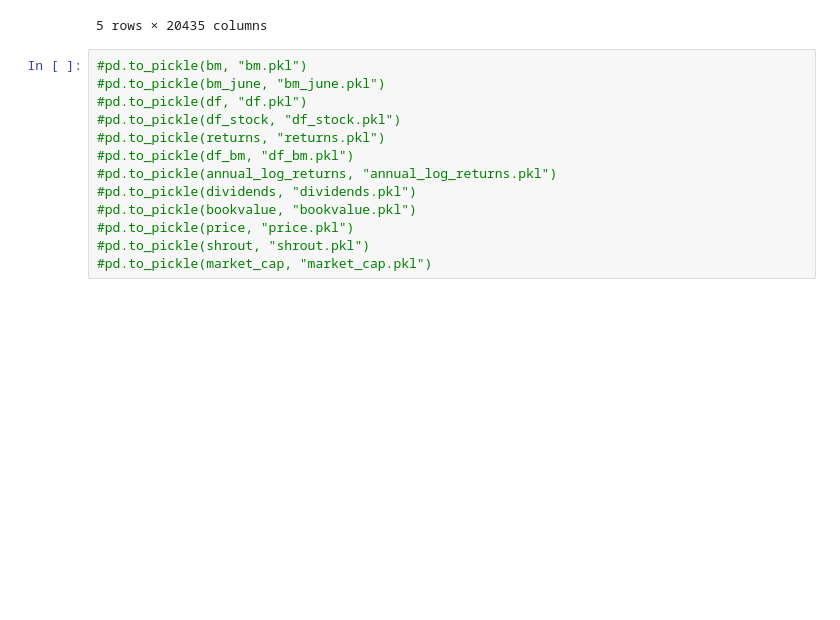
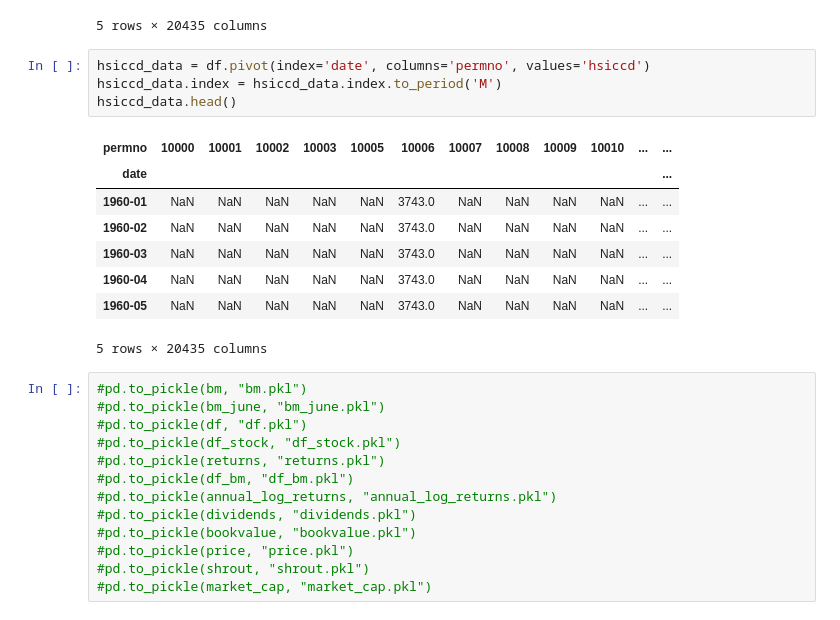
Before and after one commit to justusschenk/valueinvesting, a Jupyter notebook: Portfolio-composition.ipynb, the cells around one changed output. Saved outputs shown, nothing was run; the diff lists cells and outputs as text; blank space fills up the shorter version.

```diff
--- a/Portfolio-composition.ipynb
+++ b/Portfolio-composition.ipynb
@@ -415,6 +437,19 @@ shrout.head()
 | 1960-04 | NaN | NaN | NaN | NaN | NaN | 8508.0 | NaN | NaN | NaN | NaN | ... | ... |
 | 1960-05 | NaN | NaN | NaN | NaN | NaN | 8508.0 | NaN | NaN | NaN | NaN | ... | ... |
 5 rows × 20435 columns
+# %%
+hsiccd_data = df.pivot(index='date', columns='permno', values='hsiccd')
+hsiccd_data.index = hsiccd_data.index.to_period('M')
+hsiccd_data.head()
+# %% [output]
+| permno | 10000 | 10001 | 10002 | 10003 | 10005 | 10006 | 10007 | 10008 | 10009 | 10010 | ... | ... |
+| date |  |  |  |  |  |  |  |  |  |  |  | ... |
+| 1960-01 | NaN | NaN | NaN | NaN | NaN | 3743.0 | NaN | NaN | NaN | NaN | ... | ... |
+| 1960-02 | NaN | NaN | NaN | NaN | NaN | 3743.0 | NaN | NaN | NaN | NaN | ... | ... |
+| 1960-03 | NaN | NaN | NaN | NaN | NaN | 3743.0 | NaN | NaN | NaN | NaN | ... | ... |
+| 1960-04 | NaN | NaN | NaN | NaN | NaN | 3743.0 | NaN | NaN | NaN | NaN | ... | ... |
+| 1960-05 | NaN | NaN | NaN | NaN | NaN | 3743.0 | NaN | NaN | NaN | NaN | ... | ... |
+5 rows × 20435 columns
 # %%
 #pd.to_pickle(bm, "bm.pkl")
 #pd.to_pickle(bm_june, "bm_june.pkl")
```
Also changed, not shown: parts of 6 cells of this notebook, 4 other files.
